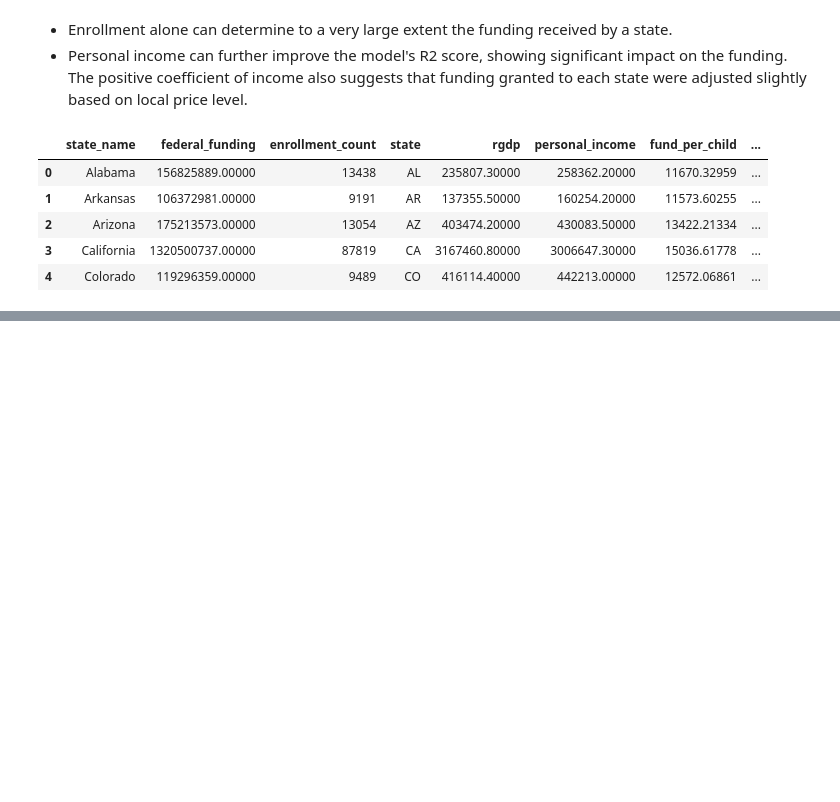
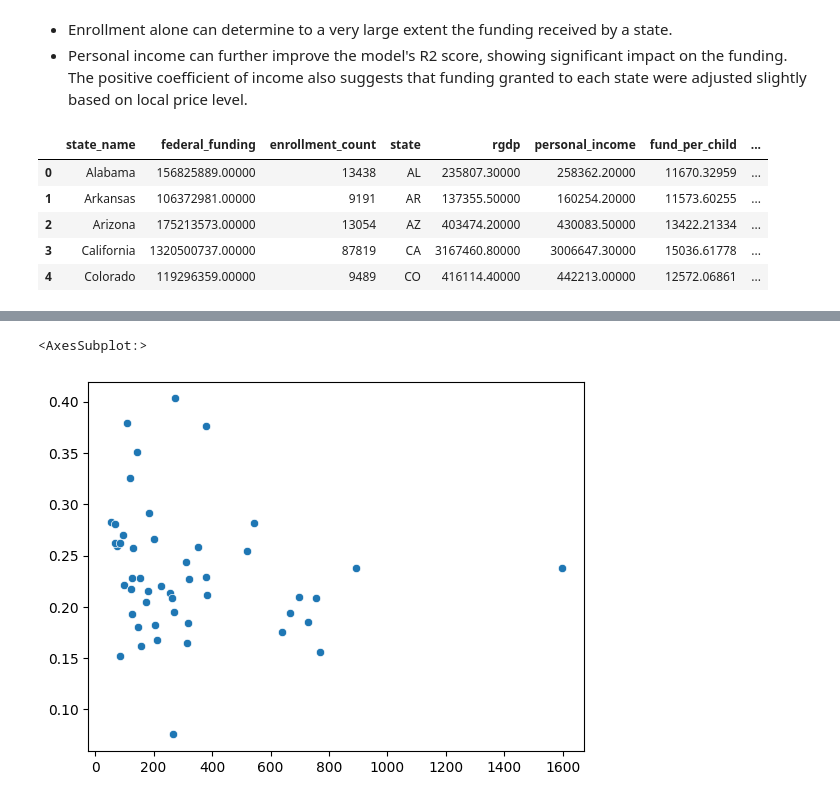
Before and after one commit to AGA-Datathon-2023/Dataminers, a Jupyter notebook: analysis_submission.ipynb, the cells around one changed output, grey strips where cells are left out. Cells and saved outputs as stored; diff of their text form; code cells hidden in the pictures; blank space fills up the shorter version.

```diff
--- a/analysis_submission.ipynb
+++ b/analysis_submission.ipynb
@@ -575,3 +601,6 @@ df.head()
 | 2 | Arizona | 175213573.00000 | 13054 | AZ | 403474.20000 | 430083.50000 | 13422.21334 | ... |
 | 3 | California | 1320500737.00000 | 87819 | CA | 3167460.80000 | 3006647.30000 | 15036.61778 | ... |
 | 4 | Colorado | 119296359.00000 | 9489 | CO | 416114.40000 | 442213.00000 | 12572.06861 | ... |
+# %%
+df_foo = pd.merge(df, df_state_child_poverty[['state', 'state_cpc', 'enrollment_rate']], on='state', how='left')
+df_foo.head()
@@ -577,0 +614,11 @@ df.head()
+# %%
+mat = df_foo[['state_cpc', 'enrollment_rate', 'fund_per_child']].to_numpy()
+
+x = mat[:, 0]
+y = mat[:, 1]
+z = mat[:, 2]
+# %%
+sns.scatterplot(x=x, y=y)
+# %% [output]
+<AxesSubplot:>
+[figure, added]
```
Also changed, not shown: parts of 9 cells of this notebook, 5 other files.
